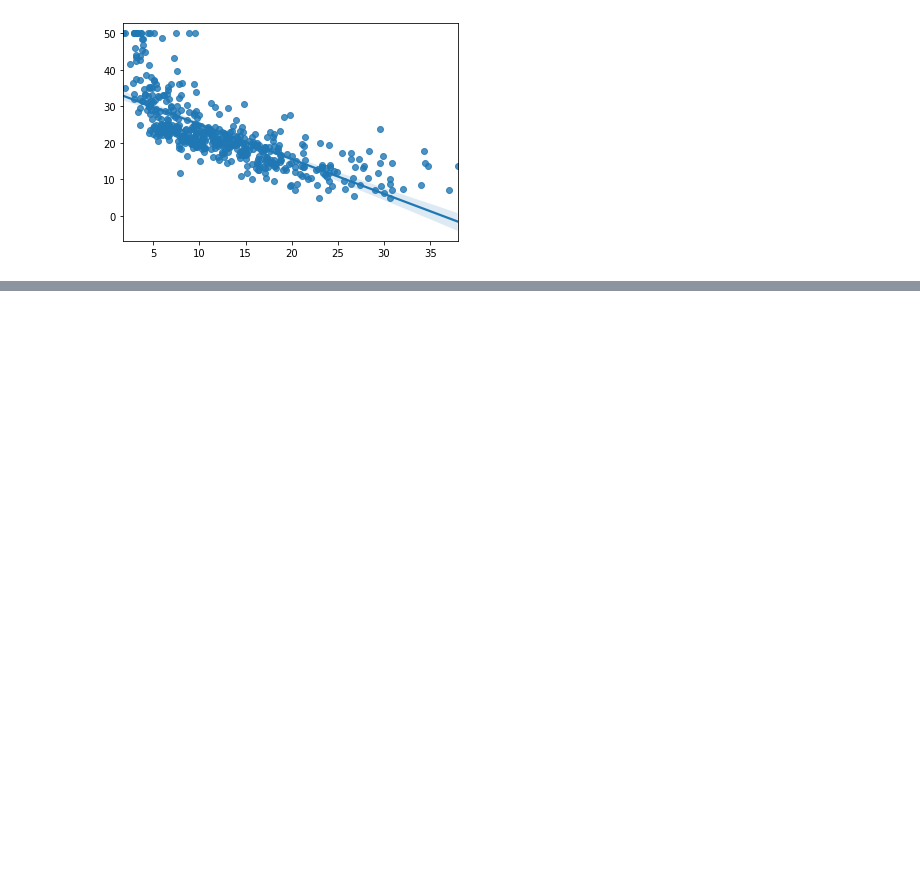
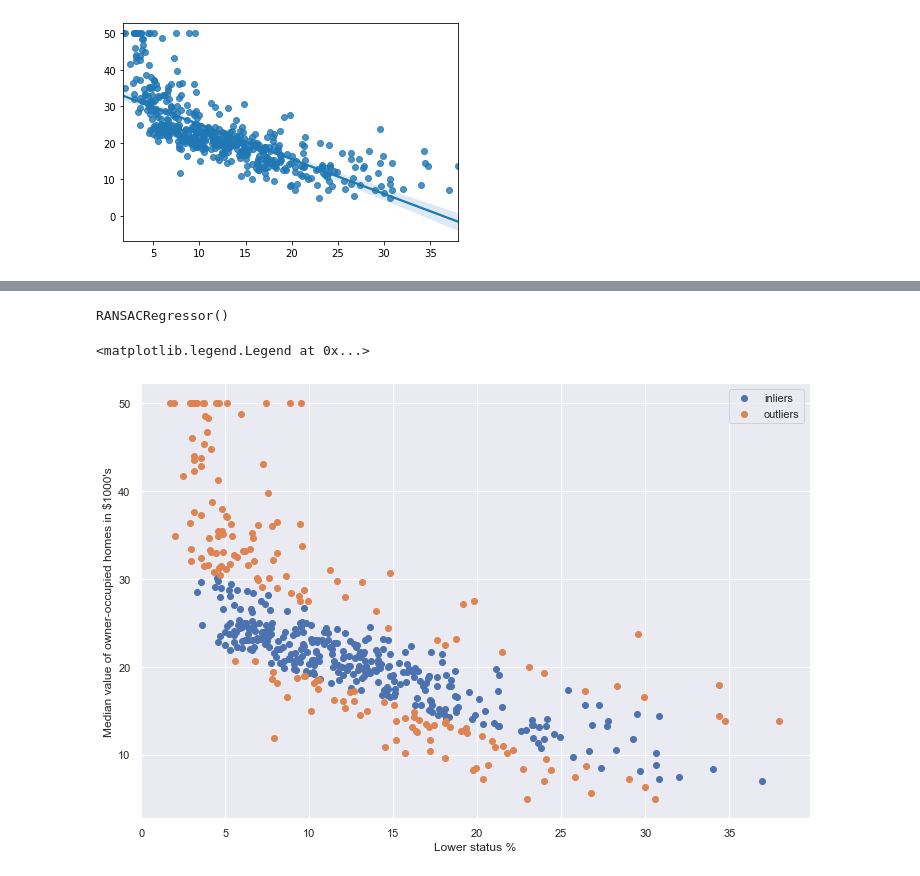
Before and after one commit to brian-mcclune-nnl/machine-learning, a Jupyter notebook: boston-housing.ipynb, the cells around one changed output, grey strips where cells are left out. Saved outputs shown, nothing was run; the diff lists cells and outputs as text; code cells hidden in the pictures; blank space fills up the shorter version.

Commit message:
added RANSAC robust regressor

```diff
--- a/boston-housing.ipynb
+++ b/boston-housing.ipynb
@@ -184,0 +199,9 @@ sns.regplot(X, y)
+# %%
+ransac = RANSACRegressor()
+# %%
+ransac.fit(X, y)
+# %% [output]
+RANSACRegressor()
+# %%
+inlier_mask = ransac.inlier_mask_
+outlier_mask = np.logical_not(inlier_mask)
@@ -184,0 +211,11 @@ sns.regplot(X, y)
+# %%
+sns.set(style='darkgrid', context='notebook')
+plt.figure(figsize=(12, 8))
+plt.scatter(X[inlier_mask], y[inlier_mask], label='inliers')
+plt.scatter(X[outlier_mask], y[outlier_mask], label='outliers')
+plt.xlabel('Lower status %')
+plt.ylabel('Median value of owner-occupied homes in $1000\'s')
+plt.legend(loc='best')
+# %% [output]
+<matplotlib.legend.Legend at 0x...>
+[figure, added]
```
Also changed, not shown: parts of 4 cells of this notebook.
